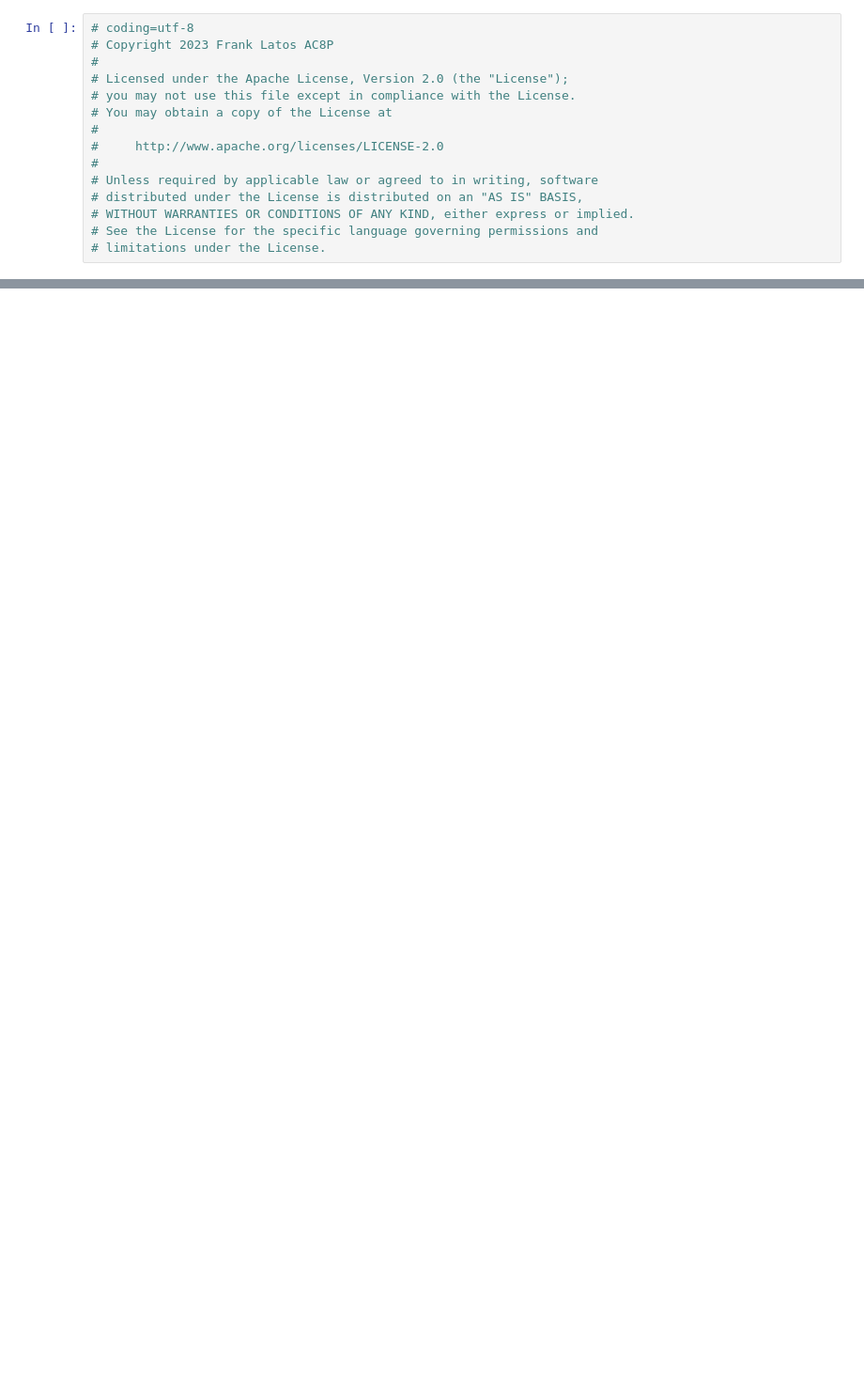
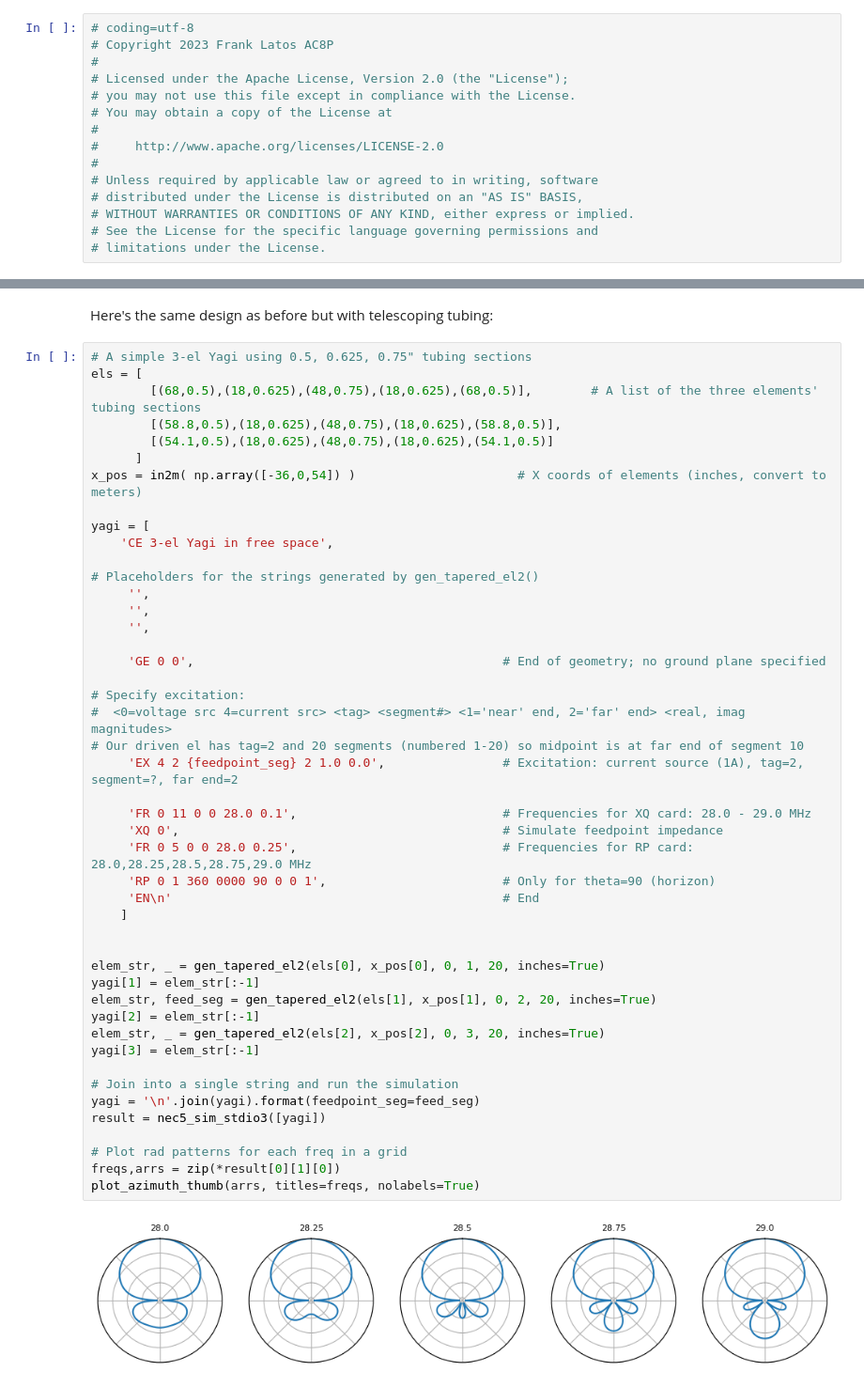
Before and after one commit to flatos/nec5toolkit, a Jupyter notebook: Basics/030_Basic_Yagi_Design.ipynb, the cells around one changed output, grey strips where cells are left out. Shown: that part at 94% size. Cells and saved outputs as stored; diff of their text form; blank space fills up the shorter version.

```diff
--- a/Basics/030_Basic_Yagi_Design.ipynb
+++ b/Basics/030_Basic_Yagi_Design.ipynb
@@ -61,0 +88,50 @@ plot_azimuth_thumb(arrs, titles=freqs, nolabels=True)
+# %% [markdown]
+Here's the same design as before but with telescoping tubing:
+# %%
+# A simple 3-el Yagi using 0.5, 0.625, 0.75" tubing sections
+els = [
+        [(68,0.5),(18,0.625),(48,0.75),(18,0.625),(68,0.5)],        # A list of the three elements' tubing sections
+        [(58.8,0.5),(18,0.625),(48,0.75),(18,0.625),(58.8,0.5)],
+        [(54.1,0.5),(18,0.625),(48,0.75),(18,0.625),(54.1,0.5)]
+      ]
+x_pos = in2m( np.array([-36,0,54]) )                      # X coords of elements (inches, convert to meters)
+
+yagi = [
+    'CE 3-el Yagi in free space',
+
+# Placeholders for the strings generated by gen_tapered_el2()
+     '',
+     '',
+     '',
+
+     'GE 0 0',                                          # End of geometry; no ground plane specified
+
+# Specify excitation:
+#  <0=voltage src 4=current src> <tag> <segment#> <1='near' end, 2='far' end> <real, imag magnitudes>
+# Our driven el has tag=2 and 20 segments (numbered 1-20) so midpoint is at far end of segment 10
+     'EX 4 2 {feedpoint_seg} 2 1.0 0.0',                # Excitation: current source (1A), tag=2, segment=?, far end=2
+
+     'FR 0 11 0 0 28.0 0.1',                            # Frequencies for XQ card: 28.0 - 29.0 MHz
+     'XQ 0',                                            # Simulate feedpoint impedance
+     'FR 0 5 0 0 28.0 0.25',                            # Frequencies for RP card: 28.0,28.25,28.5,28.75,29.0 MHz
+     'RP 0 1 360 0000 90 0 0 1',                        # Only for theta=90 (horizon)
+     'EN\n'                                             # End
+    ]
+
+
+elem_str, _ = gen_tapered_el2(els[0], x_pos[0], 0, 1, 20, inches=True)
+yagi[1] = elem_str[:-1]
+elem_str, feed_seg = gen_tapered_el2(els[1], x_pos[1], 0, 2, 20, inches=True)
+yagi[2] = elem_str[:-1]
+elem_str, _ = gen_tapered_el2(els[2], x_pos[2], 0, 3, 20, inches=True)
+yagi[3] = elem_str[:-1]
+
+# Join into a single string and run the simulation
+yagi = '\n'.join(yagi).format(feedpoint_seg=feed_seg)
+result = nec5_sim_stdio3([yagi])
+
+# Plot rad patterns for each freq in a grid
+freqs,arrs = zip(*result[0][1][0])
+plot_azimuth_thumb(arrs, titles=freqs, nolabels=True)
+# %% [output]
+[figure, added]
```
Also changed, not shown: parts of 4 cells of this notebook.
